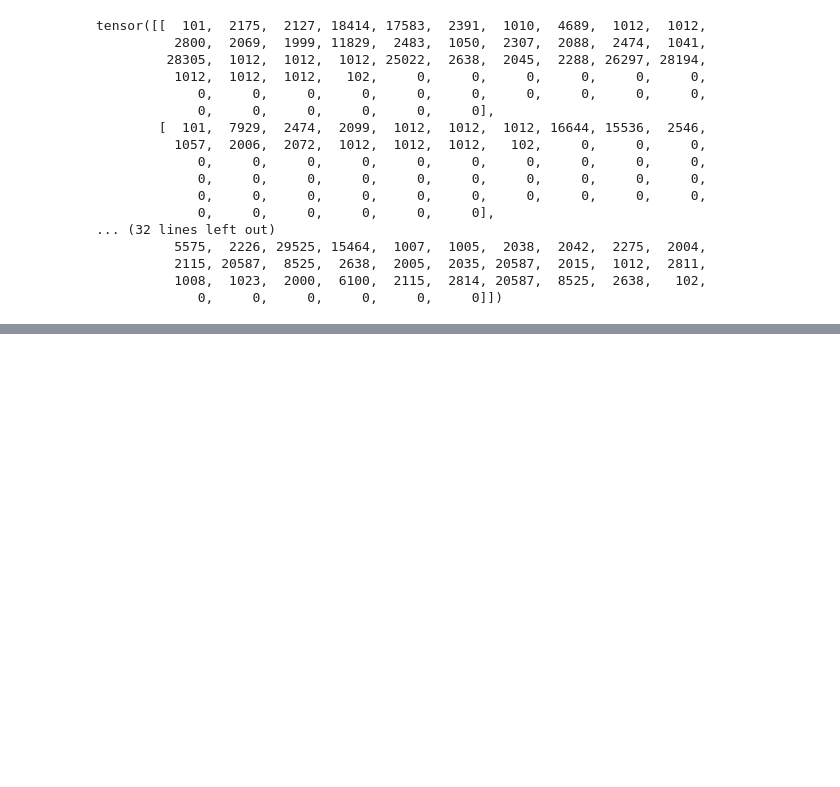
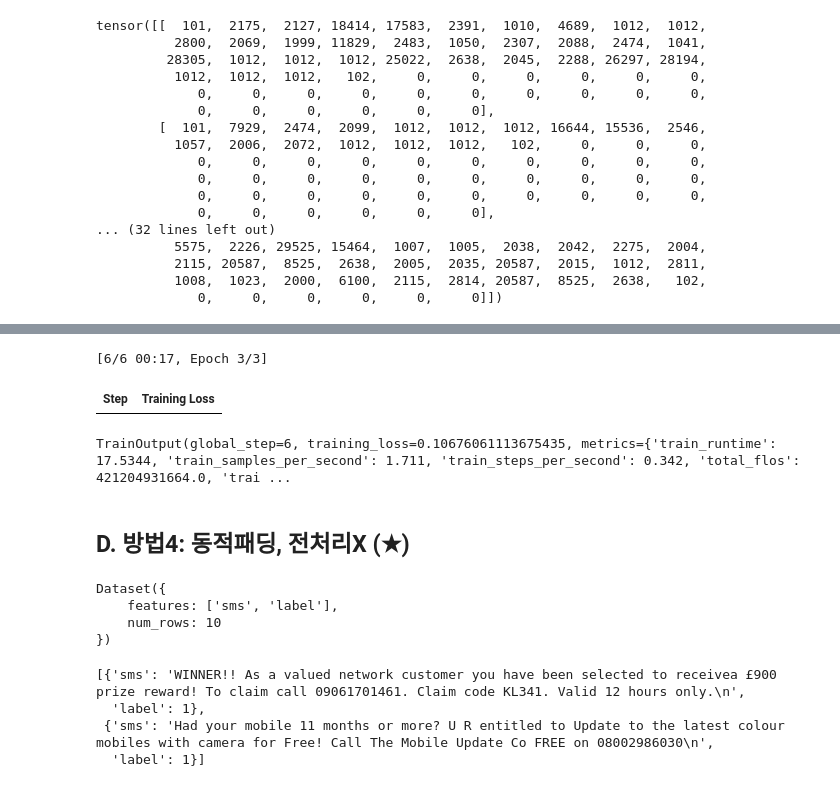
Before and after one commit to oenereaty/MP2024, a Jupyter notebook: MP2024_wk11_.ipynb, the cells around one changed output, grey strips where cells are left out. Cells and saved outputs as stored; diff of their text form; code cells hidden in the pictures; blank space fills up the shorter version.

```diff
--- a/MP2024_wk11_.ipynb
+++ b/MP2024_wk11_.ipynb
@@ -959,0 +1136,9 @@ spam2['train'][:8]['input_ids'] # 3d-tensor
+# %%
+def w_trans(examples):
+    # examples = spam['train'][:8] = {'sms': [xxx,xxxx,...], 'label':[yyy,yyyy,...]
+    out = tokenizer(examples['sms'],truncation=True)
+    out['labels'] = torch.tensor(examples['label'])
+    return out
+# %%
+trainer_input = spam.with_transform(w_trans)['train']
+trainer_input
@@ -959,0 +1166,4 @@ spam2['train'][:8]['input_ids'] # 3d-tensor
+# %%
+data_collator = transformers.DataCollatorWithPadding(tokenizer) # 지금 `padding` 기능 추가함
+model.to("cpu")
+model(**data_collator(single_batch))
@@ -959,0 +1201,33 @@ spam2['train'][:8]['input_ids'] # 3d-tensor
+# %%
+trainer = transformers.Trainer(
+    model=model,
+    data_collator=data_collator,
+    train_dataset=trainer_input,
+    args = transformers.TrainingArguments(
+        output_dir="asdf",
+        remove_unused_columns=False
+    )
+)
+trainer.train()
+# %% [output]
+[6/6 00:17, Epoch 3/3]
+| Step | Training Loss |
+TrainOutput(global_step=6, training_loss=0.10676061113675435, metrics={'train_runtime': 17.5344, 'train_samples_per_second': 1.711, 'train_steps_per_second': 0.342, 'total_flos': 421204931664.0, 'trai ...
+# %% [markdown]
+## D. 방법4: 동적패딩, 전처리X (★)
+# %%
+trainer_input = spam['train']
+trainer_input
+# %% [output]
+Dataset({
+    features: ['sms', 'label'],
+    num_rows: 10
+})
+# %%
+single_batch = [trainer_input[-2],trainer_input[-1]]
+single_batch
+# %% [output]
+[{'sms': 'WINNER!! As a valued network customer you have been selected to receivea £900 prize reward! To claim call 09061701461. Claim code KL341. Valid 12 hours only.\n',
+  'label': 1},
+ {'sms': 'Had your mobile 11 months or more? U R entitled to Update to the latest colour mobiles with camera for Free! Call The Mobile Update Co FREE on 08002986030\n',
+  'label': 1}]
```
Also changed, not shown: parts of 40 cells of this notebook.
